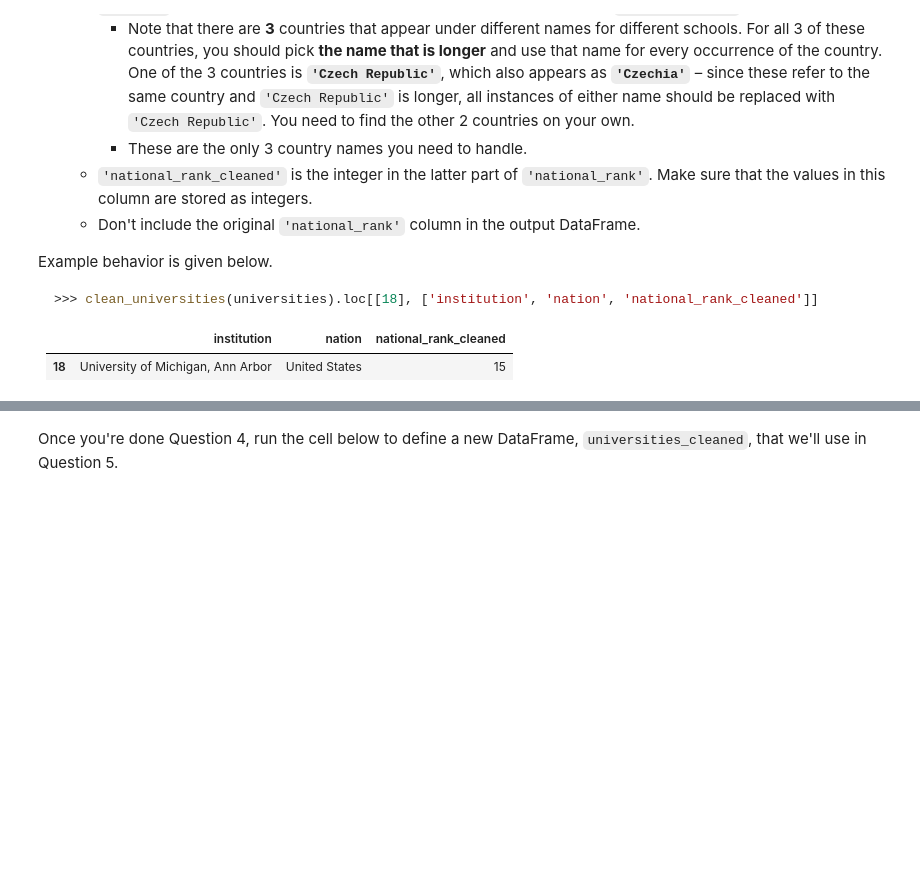
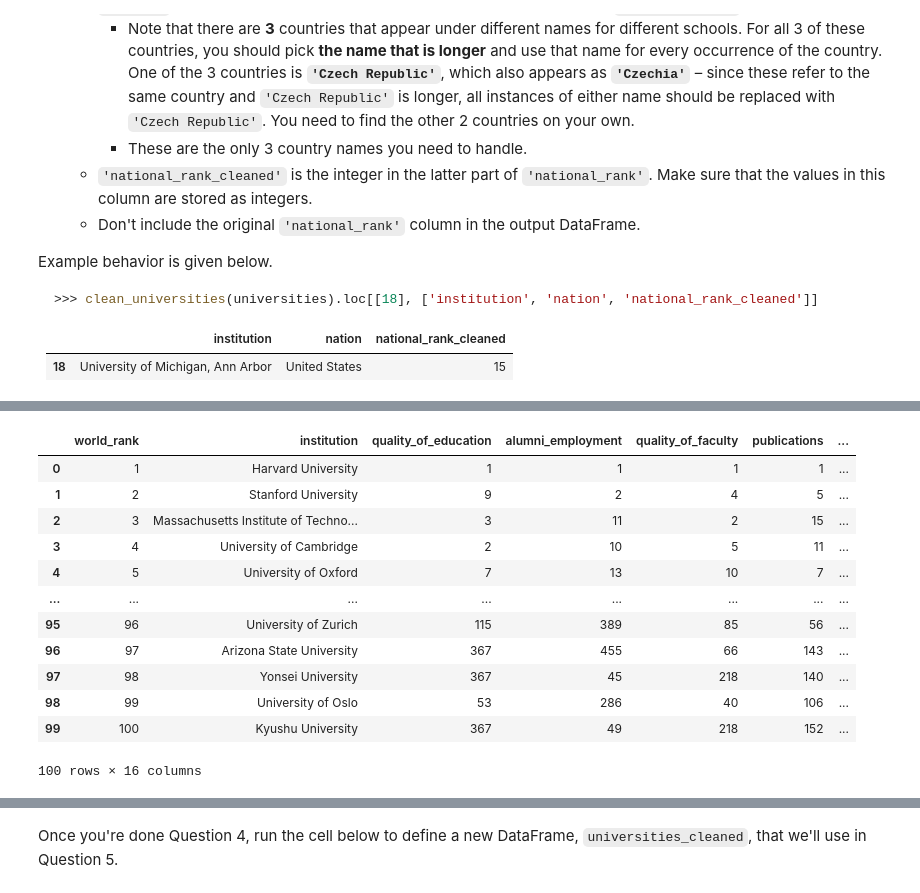
Before and after one commit to omin23/fa24, a Jupyter notebook: homeworks/hw04/hw04.ipynb, the cells around one changed output, grey strips where cells are left out. Cells and saved outputs as stored; diff of their text form; code cells hidden in the pictures; blank space fills up the shorter version.

```diff
--- a/homeworks/hw04/hw04.ipynb
+++ b/homeworks/hw04/hw04.ipynb
@@ -579,3 +625,7 @@ Example behavior is given below.
     </tr>
   </tbody>
 </table>
+# %%
+def splitrank(ser):
+    ser1 = ser.copy()
+    return ser1.str.split(',', expand=True).rename(columns={0: 'nation', 1: 'national_rank_cleaned'})
@@ -582,10 +646,43 @@ Example behavior is given below.
 # %%
+# universities_raw = pd.read_csv('data/universities.csv')
+
 def clean_universities(df):
-    ...
+    df = df.copy()
+    df["institution"] = df["institution"].str.replace("\n", ", ")
+    df['broad_impact'] = df['broad_impact'].astype(int)
+    dfsplit = splitrank(df['national_rank'])
+    df['national_rank_cleaned'] = dfsplit['national_rank_cleaned'].astype(int)
+    df.drop(columns=['national_rank'], inplace=True)
+    df['nation'] = dfsplit['nation']
+    df['nation'].replace('USA', 'United States', inplace=True)
+    df['nation'].replace('UK', 'United Kingdom', inplace=True)
+    df['nation'].replace('Czechia', 'Czech Republic', inplace=True)
+
+
+    return df
+
+
+
 
 # Feel free to change this input to make sure your function works correctly.
 # A good strategy is to make sure it works when you call it on a random subset of universities_raw,
 # e.g. clean_universities(universities_raw.sample(100)).
-clean_universities(universities_raw)
+updated = clean_universities(universities_raw)
+# %%
+updated.head(100)
+# %% [output]
+|  | world_rank | institution | quality_of_education | alumni_employment | quality_of_faculty | publications | ... |
+| 0 | 1 | Harvard University | 1 | 1 | 1 | 1 | ... |
+| 1 | 2 | Stanford University | 9 | 2 | 4 | 5 | ... |
+| 2 | 3 | Massachusetts Institute of Techno... | 3 | 11 | 2 | 15 | ... |
+| 3 | 4 | University of Cambridge | 2 | 10 | 5 | 11 | ... |
+| 4 | 5 | University of Oxford | 7 | 13 | 10 | 7 | ... |
+| ... | ... | ... | ... | ... | ... | ... | ... |
+| 95 | 96 | University of Zurich | 115 | 389 | 85 | 56 | ... |
+| 96 | 97 | Arizona State University | 367 | 455 | 66 | 143 | ... |
+| 97 | 98 | Yonsei University | 367 | 45 | 218 | 140 | ... |
+| 98 | 99 | University of Oslo | 53 | 286 | 40 | 106 | ... |
+| 99 | 100 | Kyushu University | 367 | 49 | 218 | 152 | ... |
+100 rows × 16 columns
 # %%
 grader.check("q04")
```
Also changed, not shown: parts of 19 cells of this notebook, 4 other files.
